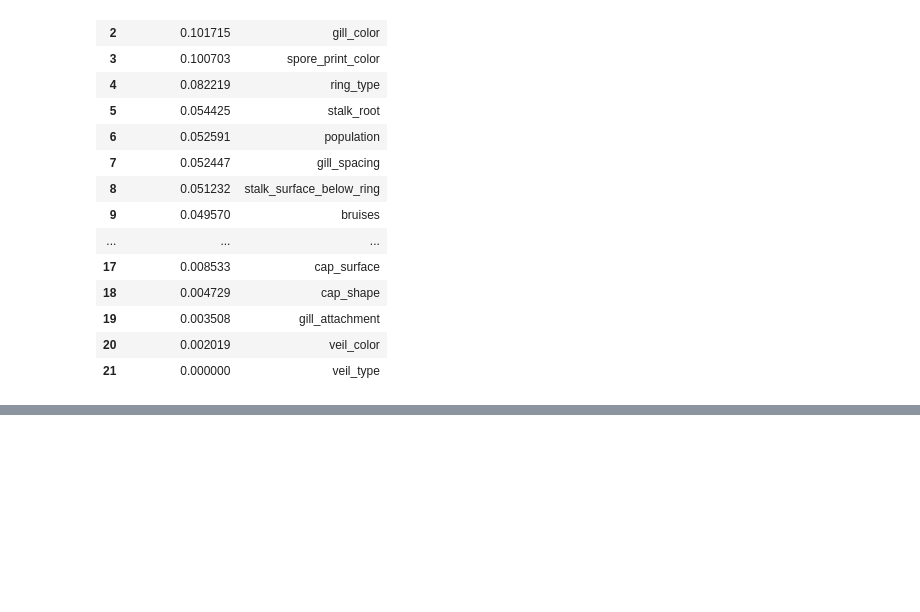
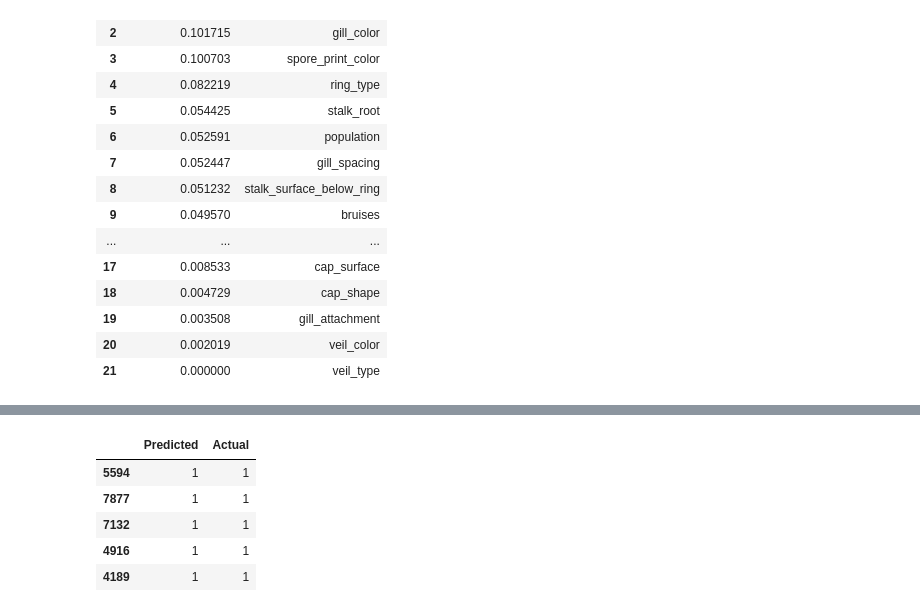
Before and after one commit to Sugeepixie/Mushroom-Analysis, a Jupyter notebook: mushrooms_ml_model.ipynb, the cells around one changed output, grey strips where cells are left out. Cells and saved outputs as stored; diff of their text form; code cells hidden in the pictures; blank space fills up the shorter version.

```diff
--- a/mushrooms_ml_model.ipynb
+++ b/mushrooms_ml_model.ipynb
@@ -273,0 +315,10 @@ importance_df.to_csv('feature_importance.csv')
+# %%
+cm_data = X_test[['Predicted', 'Actual']]
+cm_data.head()
+# %% [output]
+|  | Predicted | Actual |
+| 5594 | 1 | 1 |
+| 7877 | 1 | 1 |
+| 7132 | 1 | 1 |
+| 4916 | 1 | 1 |
+| 4189 | 1 | 1 |
```
Also changed, not shown: parts of 8 cells of this notebook, 1 other file.
